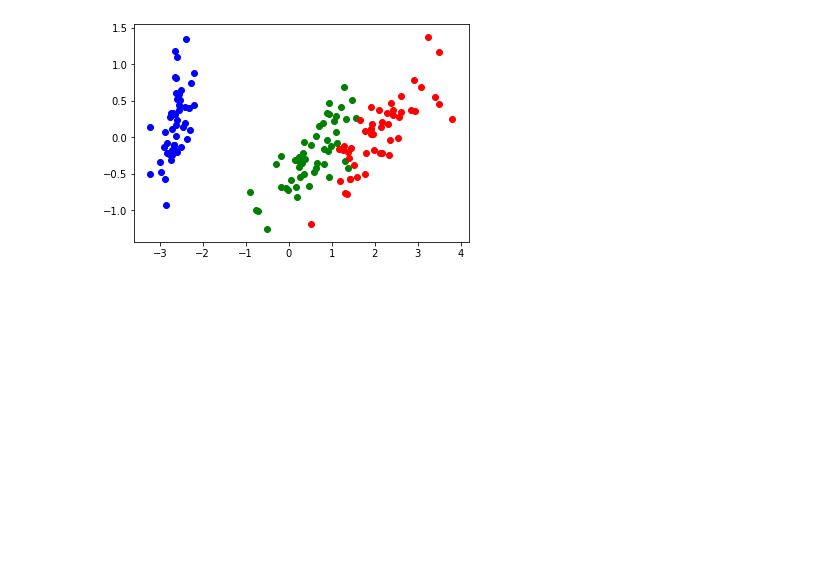
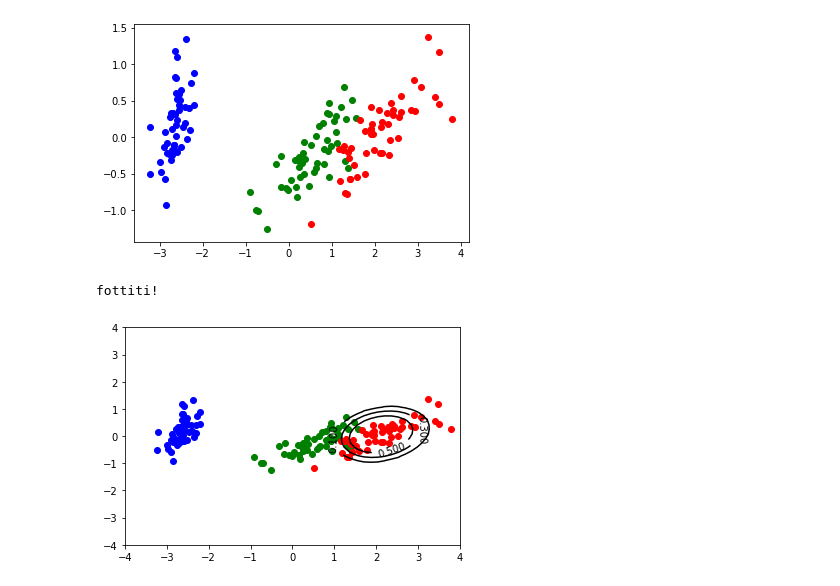
Before and after one commit to ManuelDileo/mulearn, a Jupyter notebook: index.ipynb, the cells around one changed output. Drawn from its saved outputs; the diff is of its cells as text; code cells hidden in the pictures; blank space fills up the shorter version.

```diff
--- a/index.ipynb
+++ b/index.ipynb
@@ -66,8 +62,8 @@ for target in ('Iris-setosa', 'Iris-versicolor', 'Iris-virginica'):
     mu[target] = to_membership_values(iris_labels, target)
 # %%
 def gr_membership_contour(estimated_membership):
-    x = np.arange(-4, 4, .1)
-    y = np.arange(-4, 4, .1)
+    x = np.linspace(-4, 4, 50)
+    y = np.linspace(-4, 4, 50)
     X, Y = np.meshgrid(x, y)
     zs = np.array([estimated_membership((x, y))
                    for x,y in zip(np.ravel(X), np.ravel(Y))])
@@ -81,0 +74,17 @@ from mulearn.fuzzifier import LinearFuzzifier
+# %%
+
+abracalla = 'fottiti!'
+# %%
+
+print(abracalla)
+f = FuzzyInductor(fuzzifier=(LinearFuzzifier, {}))
+print(abracalla)
+#here we go
+f.fit(iris_values_2d, mu['Iris-virginica'])
+
+gr_dataset()
+gr_membership_contour(f.estimated_membership_)
+plt.show()
+# %% [output]
+fottiti!
+[figure, added]
```
Also changed, not shown: parts of 27 cells of this notebook, 23 other files.
